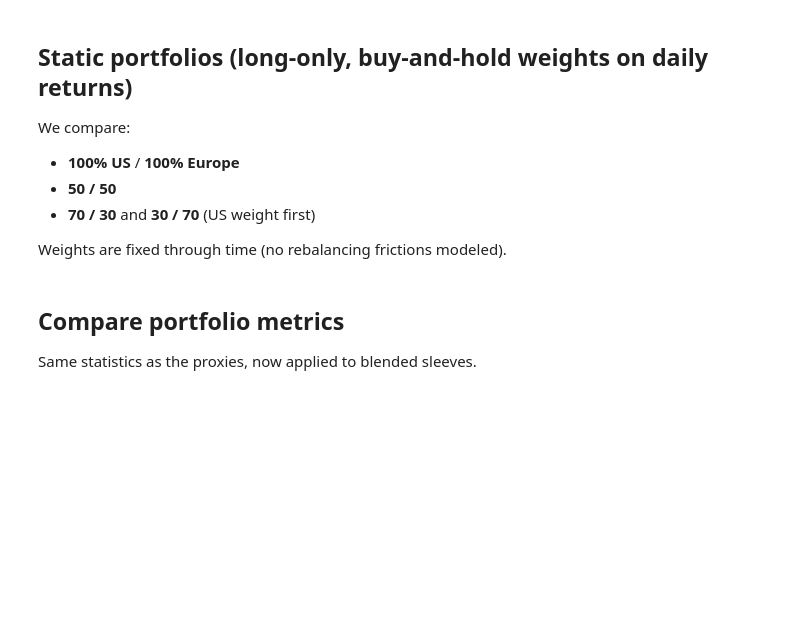
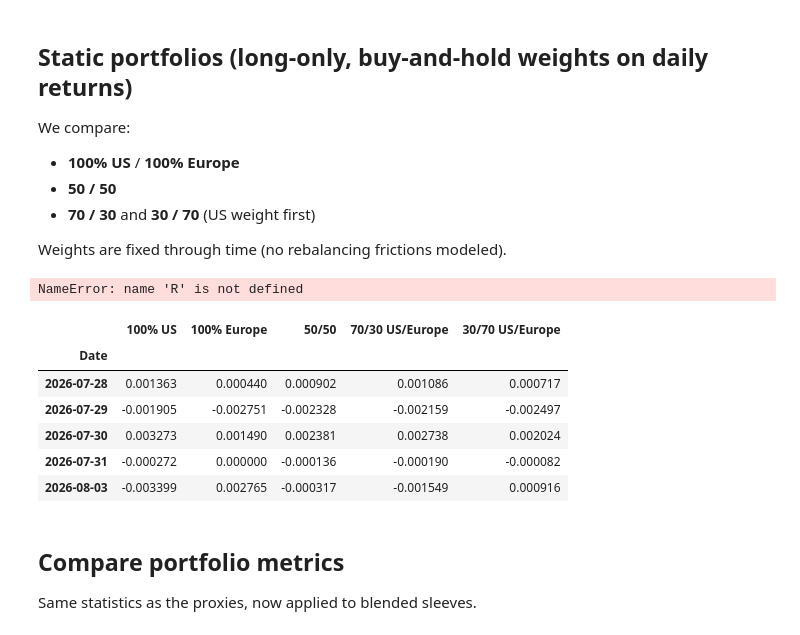
Before and after one commit to AliAmeri1996/private-credit-portfolio-analysis, a Jupyter notebook: notebooks/private_credit_analysis.ipynb, the cells around one changed output. Saved outputs shown, nothing was run; the diff lists cells and outputs as text; code cells hidden in the pictures; blank space fills up the shorter version.

```diff
--- a/notebooks/private_credit_analysis.ipynb
+++ b/notebooks/private_credit_analysis.ipynb
@@ -159,9 +274,12 @@ prices.head(), prices.tail()
 We use **simple** daily returns: \(r_t = P_t / P_{t-1} - 1\) for readability in portfolio aggregation.
 # %%
 returns = prices.pct_change().dropna()
+
+# Flatten MultiIndex columns before rename
+returns.columns = [col[0] for col in returns.columns]
+returns.index.name = "Date"
+
 returns = returns.rename(columns={"us_hy": "US HY proxy", "eu_hy": "Europe HY proxy"})
-
-returns.head()
 # %% [markdown]
 ## Exhibit: normalized price levels (rebased to 100)
 
@@ -228,20 +360,39 @@ We compare:
 - **70 / 30** and **30 / 70** (US weight first)
 
 Weights are fixed through time (no rebalancing frictions modeled).
+# %%
+print(R.columns.tolist())
+print(type(R.columns))
+print(R.head(2))
+# %% [output]
+NameError: name 'R' is not defined
 # %%
 asset_cols = ["US HY proxy", "Europe HY proxy"]
 R = returns[asset_cols].copy()
 
 weights = {
     "100% US": {"US HY proxy": 1.0, "Europe HY proxy": 0.0},
     "100% Europe": {"US HY proxy": 0.0, "Europe HY proxy": 1.0},
     "50/50": {"US HY proxy": 0.5, "Europe HY proxy": 0.5},
     "70/30 US/Europe": {"US HY proxy": 0.7, "Europe HY proxy": 0.3},
     "30/70 US/Europe": {"US HY proxy": 0.3, "Europe HY proxy": 0.7},
 }
 
-portfolios = pd.DataFrame({name: portfolio_returns(R, w) for name, w in weights.items()})
+# Bypass portfolio_returns — calculate directly to avoid MultiIndex alignment bug
+portfolios = pd.DataFrame({
+    name: sum(R[col] * weight for col, weight in w.items())
+    for name, w in weights.items()
+})
+
 portfolios.tail()
+# %% [output]
+|  | 100% US | 100% Europe | 50/50 | 70/30 US/Europe | 30/70 US/Europe |
+| Date |  |  |  |  |  |
+| 2026-07-28 | 0.001363 | 0.000440 | 0.000902 | 0.001086 | 0.000717 |
+| 2026-07-29 | -0.001905 | -0.002751 | -0.002328 | -0.002159 | -0.002497 |
+| 2026-07-30 | 0.003273 | 0.001490 | 0.002381 | 0.002738 | 0.002024 |
+| 2026-07-31 | -0.000272 | 0.000000 | -0.000136 | -0.000190 | -0.000082 |
+| 2026-08-03 | -0.003399 | 0.002765 | -0.000317 | -0.001549 | 0.000916 |
 # %% [markdown]
 ## Compare portfolio metrics
 
```
Also changed, not shown: parts of 12 cells of this notebook.
